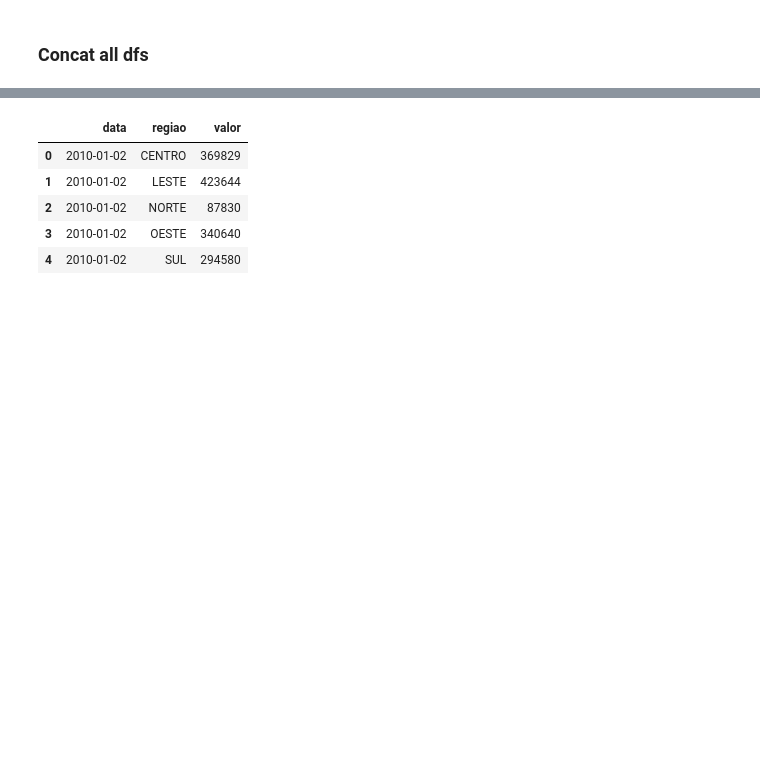
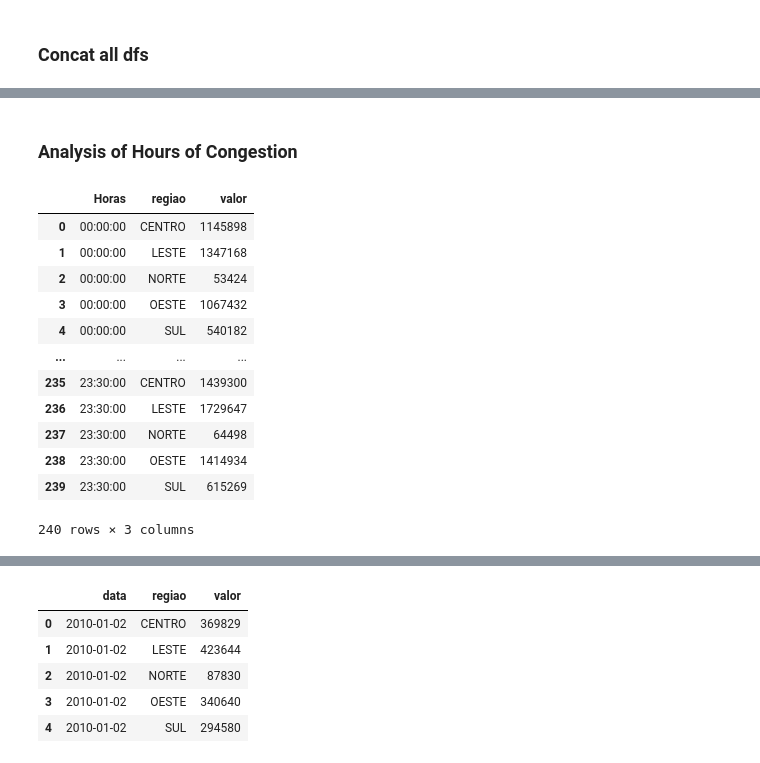
Before and after one commit to gutessitore/WeatherPrediction, a Jupyter notebook: Traffic_pred.ipynb, the cells around one changed output, grey strips where cells are left out. Drawn from its saved outputs; the diff is of its cells as text; code cells hidden in the pictures; blank space fills up the shorter version.

```diff
--- a/Traffic_pred.ipynb
+++ b/Traffic_pred.ipynb
@@ -162,6 +123,3 @@ df_2015_2016.head()
 | 2 | 04/01/2015 15:00 | Jânio Quadros, Túnel | unico// | NaN | De OSCAR AMERICANO até JUSCELINO ... | 799 | OESTE |
 | 3 | 04/01/2015 15:00 | Juscelino Kubitschek, Av Pres | Ibirapuera/Pinheiros | NaN | De Emboque Túnel Jânio Quadros at... | 260 | SUL |
 | 4 | 04/01/2015 15:30 | Jânio Quadros, Túnel | unico// | NaN | De OSCAR AMERICANO até JUSCELINO ... | 799 | OESTE |
-# %%
-df_2015_2016 = delete_columns(df_2015_2016, ['corredor', 'sentido', 'pista', 'trecho'])
-df_2015_2016.head()
@@ -252,0 +186,20 @@ df.head()
+# %% [markdown]
+### Analysis of Hours of Congestion
+# %%
+df_concat['Horas'] = pd.to_datetime(df_concat['data']).dt.time
+df_horarios = df_concat.groupby(['Horas', 'regiao']).sum().reset_index()
+df_horarios
+# %% [output]
+|  | Horas | regiao | valor |
+| 0 | 00:00:00 | CENTRO | 1145898 |
+| 1 | 00:00:00 | LESTE | 1347168 |
+| 2 | 00:00:00 | NORTE | 53424 |
+| 3 | 00:00:00 | OESTE | 1067432 |
+| 4 | 00:00:00 | SUL | 540182 |
+| ... | ... | ... | ... |
+| 235 | 23:30:00 | CENTRO | 1439300 |
+| 236 | 23:30:00 | LESTE | 1729647 |
+| 237 | 23:30:00 | NORTE | 64498 |
+| 238 | 23:30:00 | OESTE | 1414934 |
+| 239 | 23:30:00 | SUL | 615269 |
+240 rows × 3 columns
```
Also changed, not shown: parts of 22 cells of this notebook.
